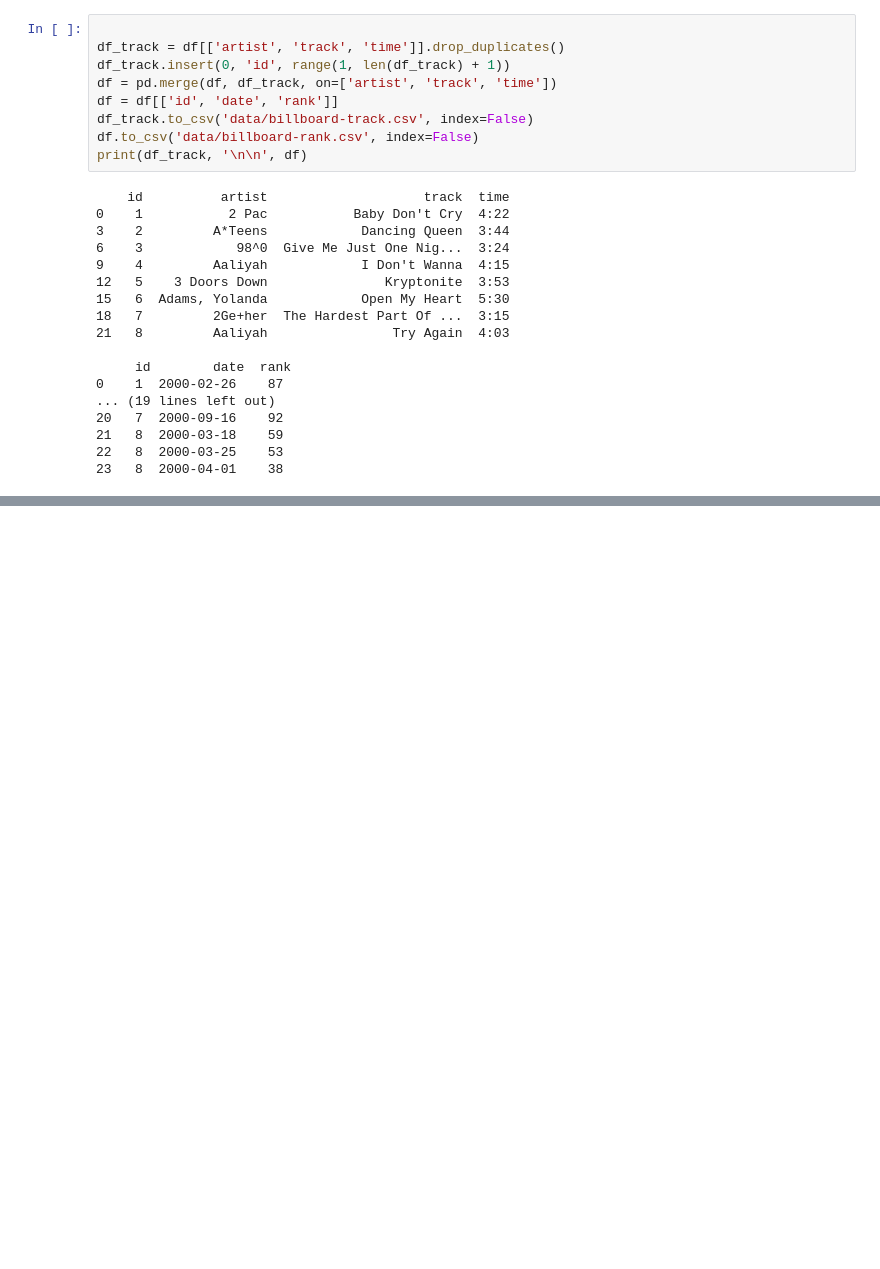
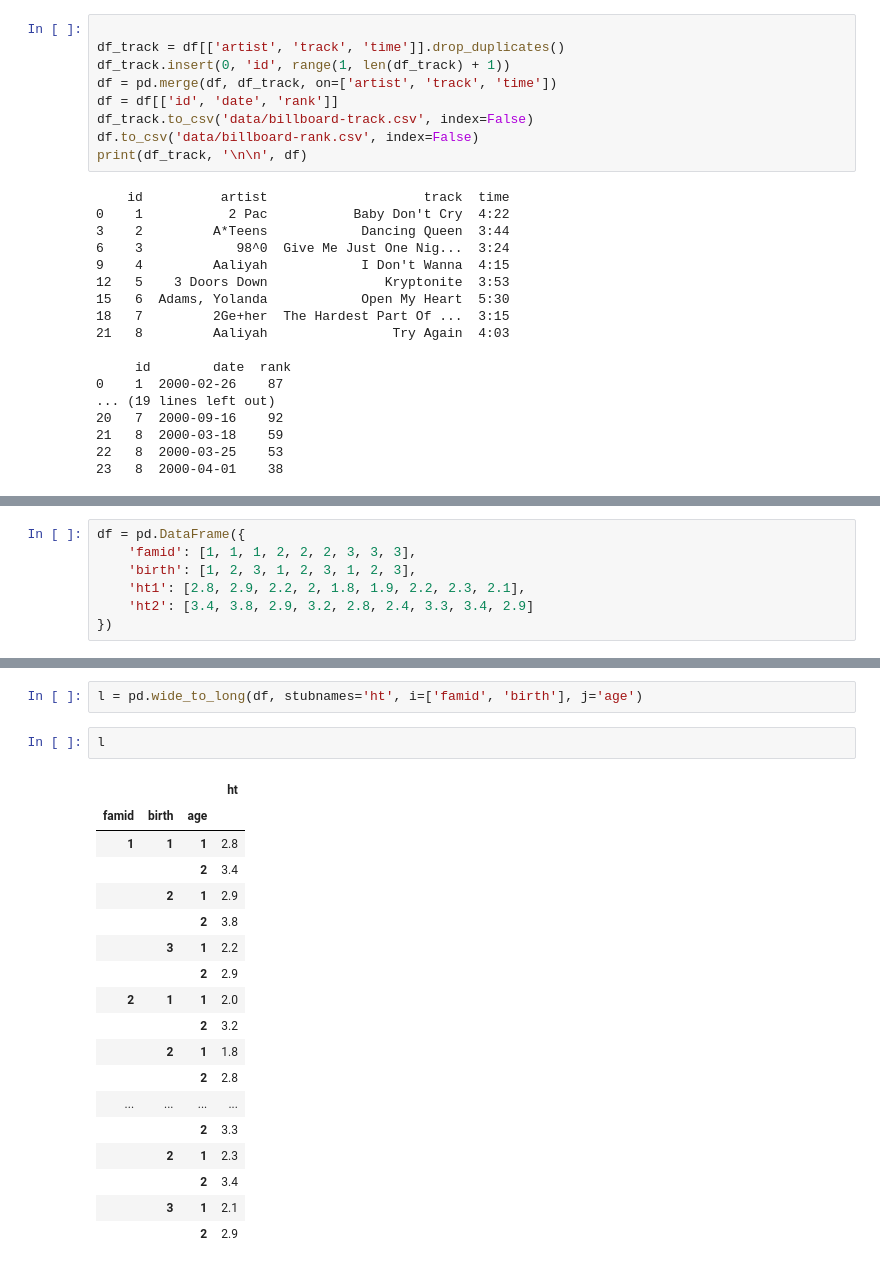
Before and after one commit to allenyllee/ML_exercise, a Jupyter notebook: Data_cleaning/欄名稱轉成變量值.ipynb, the cells around one changed output, grey strips where cells are left out. Drawn from its saved outputs; the diff is of its cells as text; blank space fills up the shorter version.

```diff
--- a/Data_cleaning/欄名稱轉成變量值.ipynb
+++ b/Data_cleaning/欄名稱轉成變量值.ipynb
@@ -244,0 +333,7 @@ print(df_track, '\n\n', df)
+# %%
+df = pd.DataFrame({
+    'famid': [1, 1, 1, 2, 2, 2, 3, 3, 3],
+    'birth': [1, 2, 3, 1, 2, 3, 1, 2, 3],
+    'ht1': [2.8, 2.9, 2.2, 2, 1.8, 1.9, 2.2, 2.3, 2.1],
+    'ht2': [3.4, 3.8, 2.9, 3.2, 2.8, 2.4, 3.3, 3.4, 2.9]
+})
@@ -244,0 +353,23 @@ print(df_track, '\n\n', df)
+# %%
+l = pd.wide_to_long(df, stubnames='ht', i=['famid', 'birth'], j='age')
+# %%
+l
+# %% [output]
+|  |  |  | ht |
+| famid | birth | age |  |
+| 1 | 1 | 1 | 2.8 |
+|  |  | 2 | 3.4 |
+|  | 2 | 1 | 2.9 |
+|  |  | 2 | 3.8 |
+|  | 3 | 1 | 2.2 |
+|  |  | 2 | 2.9 |
+| 2 | 1 | 1 | 2.0 |
+|  |  | 2 | 3.2 |
+|  | 2 | 1 | 1.8 |
+|  |  | 2 | 2.8 |
+| ... | ... | ... | ... |
+|  |  | 2 | 3.3 |
+|  | 2 | 1 | 2.3 |
+|  |  | 2 | 3.4 |
+|  | 3 | 1 | 2.1 |
+|  |  | 2 | 2.9 |
```
Also changed, not shown: parts of 18 cells of this notebook, 1 other file.
